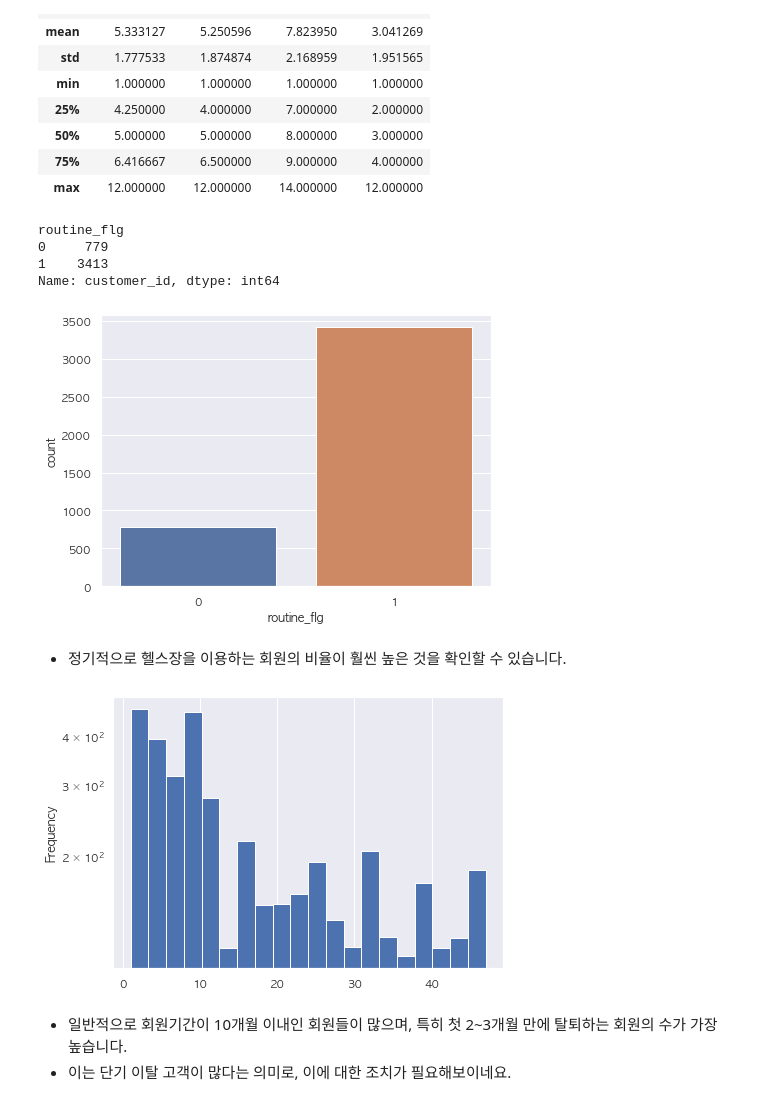
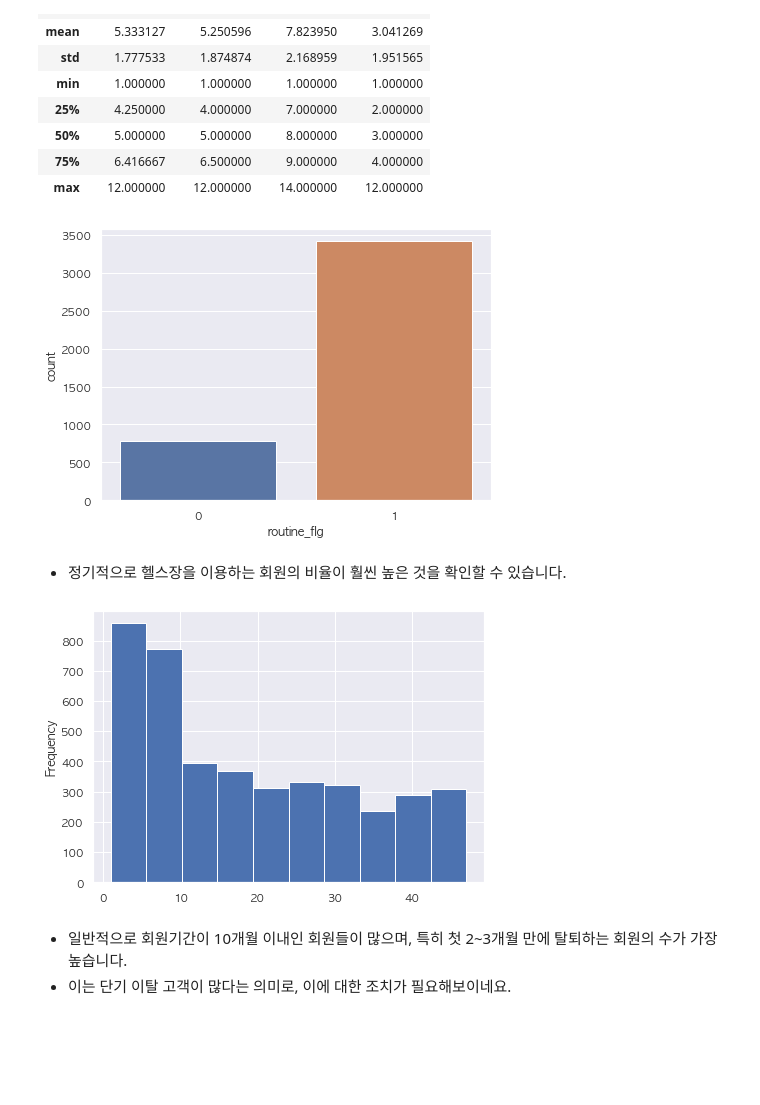
Before and after one commit to domug/DSL_21-1, a Jupyter notebook: EDA 세션/Part3/Part3. 헬스장 데이터 EDA.ipynb, the cells around one changed output. Cells and saved outputs as stored; diff of their text form; code cells hidden in the pictures; blank space fills up the shorter version.

```diff
--- a/EDA 세션/Part3/헬스장 데이터 EDA.ipynb
+++ b/EDA 세션/Part3/Part3. 헬스장 데이터 EDA.ipynb
@@ -85,5 +97,7 @@ campaign_master.head()
 # %%
 customer_join = pd.merge(customer, class_master, on="class", how="left")
-print(customer.shape)
+customer_join.drop("class", axis=1, inplace=True)
+
 print(customer_join.shape)
+customer_join.head(2)
 # %% [output]
@@ -92,5 +114,7 @@ print(customer_join.shape)
 # %%
 customer_join = pd.merge(customer_join, campaign_master, on="campaign_id", how="left")
+customer_join.drop("campaign_id", axis=1, inplace=True)
+
 print(customer_join.shape)
 customer_join.head()
 # %% [output]
@@ -193,0 +194,5 @@ Name: name, dtype: int64
+# %%
+# 탈퇴 회원
+plt.rcParams['font.family'] = 'AppleGothic'   # 한글 깨짐 방지
+sns.countplot(x="is_deleted", data = customer_join)
+plt.show()
@@ -694,27 +736,21 @@ customer_join[["mean", "median", "max", "min"]].describe()
 | max | 12.000000 | 12.000000 | 14.000000 | 12.000000 |
 # %%
 # 꾸준히 다니는 회원의 비율
-print(customer_join.groupby("routine_flg").count()["customer_id"])
-
 sns.set(rc={'figure.figsize':(7, 5)})
 plt.rcParams['font.family'] = 'AppleGothic'   # 한글 깨짐 방지
 
 sns.countplot(x="routine_flg", data = customer_join)
 plt.show()
 # %% [output]
-routine_flg
-0     779
-1    3413
-Name: customer_id, dtype: int64
 [figure]
 # %% [markdown]
 - 정기적으로 헬스장을 이용하는 회원의 비율이 훨씬 높은 것을 확인할 수 있습니다.
 # %%
-# 회원기간의 로그 히스토그램
-customer_join.membership_months.plot(kind="hist", bins=20) # 일반적으로 10개월 이내 --> 단기 이탈 고객이 많다!
-plt.yscale("log", nonposy="clip")
+# 회원기간의 히스토그램
+customer_join.membership_months.plot(kind="hist", bins=10) # 일반적으로 10개월 이내 --> 단기 이탈 고객이 많다!
+plt.show()
 # %% [output]
-[figure, old version]
+[figure, new version]
 # %% [markdown]
 - 일반적으로 회원기간이 10개월 이내인 회원들이 많으며, 특히 첫 2~3개월 만에 탈퇴하는 회원의 수가 가장 높습니다.
 - 이는 단기 이탈 고객이 많다는 의미로, 이에 대한 조치가 필요해보이네요.
```
Also changed, not shown: parts of 31 cells of this notebook, 10 other files.
